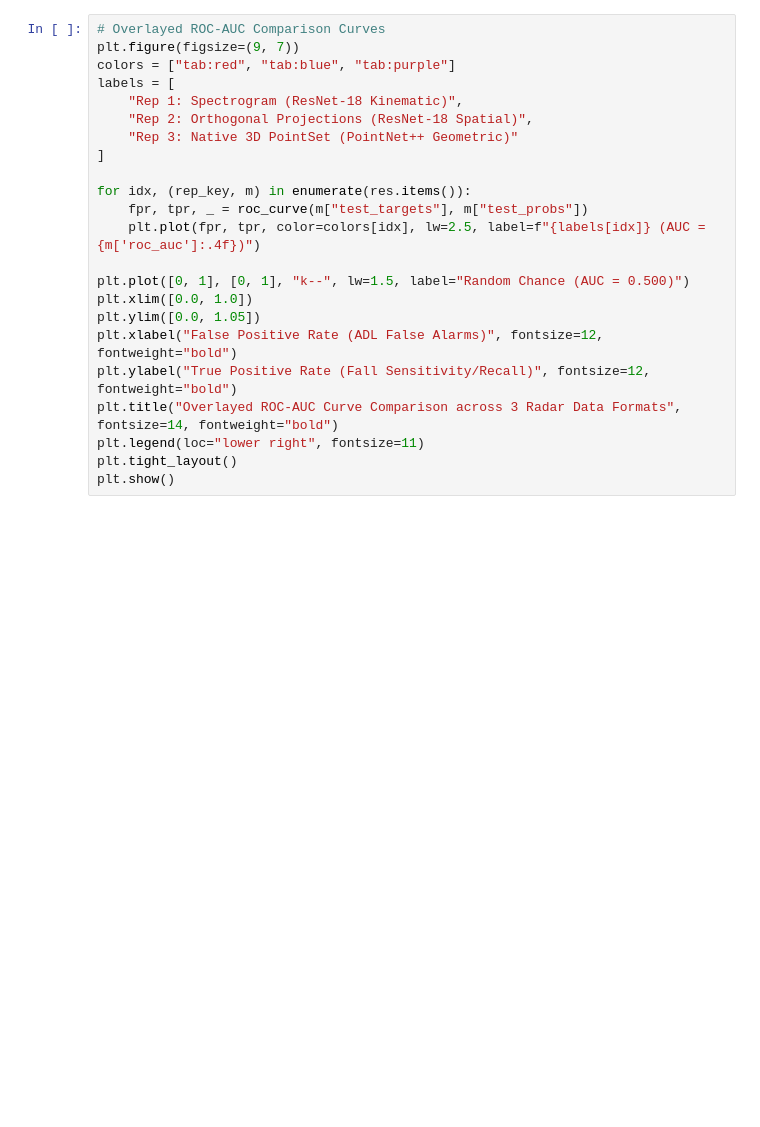
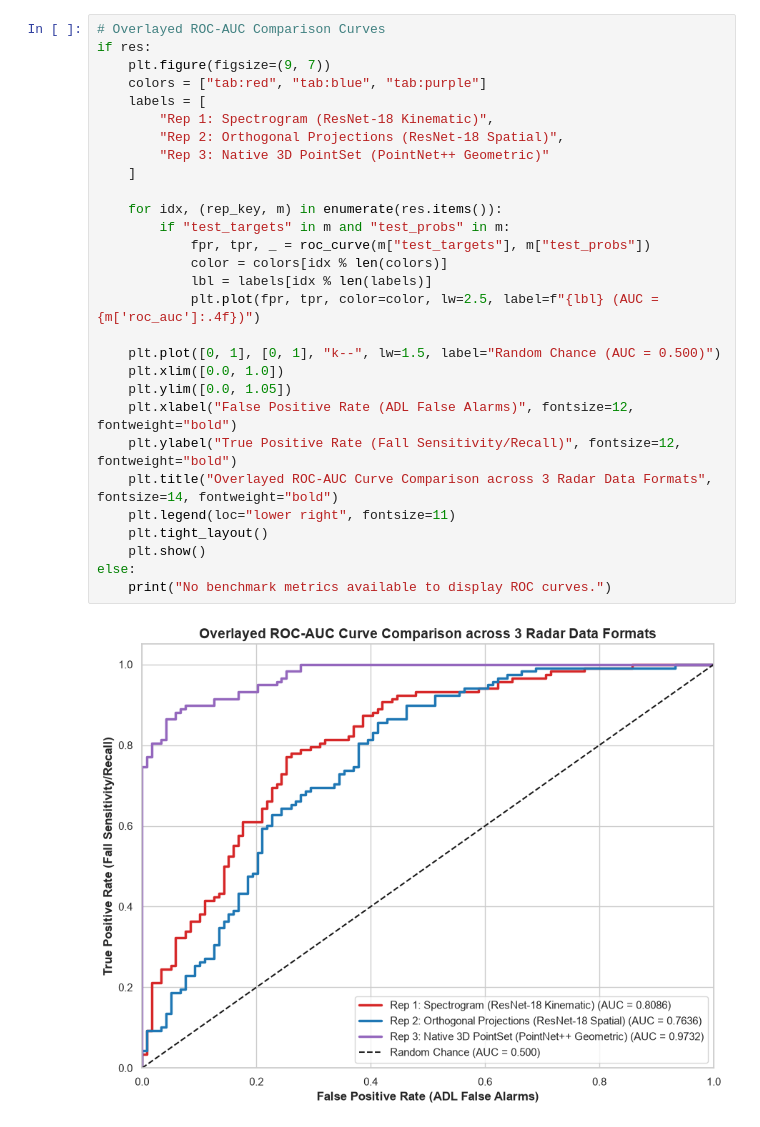
Before and after one commit to JoeyPoel/mmWaves-Fall-Detection, a Jupyter notebook: mmfall/representations/compare_radar_representations.ipynb, the cells around one changed output. Cells and saved outputs as stored; diff of their text form; blank space fills up the shorter version.

```diff
--- a/mmfall/representations/compare_radar_representations.ipynb
+++ b/mmfall/representations/compare_radar_representations.ipynb
@@ -59,25 +68,33 @@ display(df_summary)
 # %%
 # Overlayed ROC-AUC Comparison Curves
-plt.figure(figsize=(9, 7))
-colors = ["tab:red", "tab:blue", "tab:purple"]
-labels = [
-    "Rep 1: Spectrogram (ResNet-18 Kinematic)",
-    "Rep 2: Orthogonal Projections (ResNet-18 Spatial)",
-    "Rep 3: Native 3D PointSet (PointNet++ Geometric)"
-]
+if res:
+    plt.figure(figsize=(9, 7))
+    colors = ["tab:red", "tab:blue", "tab:purple"]
+    labels = [
+        "Rep 1: Spectrogram (ResNet-18 Kinematic)",
+        "Rep 2: Orthogonal Projections (ResNet-18 Spatial)",
+        "Rep 3: Native 3D PointSet (PointNet++ Geometric)"
+    ]
 
-for idx, (rep_key, m) in enumerate(res.items()):
-    fpr, tpr, _ = roc_curve(m["test_targets"], m["test_probs"])
-    plt.plot(fpr, tpr, color=colors[idx], lw=2.5, label=f"{labels[idx]} (AUC = {m['roc_auc']:.4f})")
+    for idx, (rep_key, m) in enumerate(res.items()):
+        if "test_targets" in m and "test_probs" in m:
+            fpr, tpr, _ = roc_curve(m["test_targets"], m["test_probs"])
+            color = colors[idx % len(colors)]
+            lbl = labels[idx % len(labels)]
+            plt.plot(fpr, tpr, color=color, lw=2.5, label=f"{lbl} (AUC = {m['roc_auc']:.4f})")
 
-plt.plot([0, 1], [0, 1], "k--", lw=1.5, label="Random Chance (AUC = 0.500)")
-plt.xlim([0.0, 1.0])
-plt.ylim([0.0, 1.05])
-plt.xlabel("False Positive Rate (ADL False Alarms)", fontsize=12, fontweight="bold")
-plt.ylabel("True Positive Rate (Fall Sensitivity/Recall)", fontsize=12, fontweight="bold")
-plt.title("Overlayed ROC-AUC Curve Comparison across 3 Radar Data Formats", fontsize=14, fontweight="bold")
-plt.legend(loc="lower right", fontsize=11)
-plt.tight_layout()
-plt.show()
+    plt.plot([0, 1], [0, 1], "k--", lw=1.5, label="Random Chance (AUC = 0.500)")
+    plt.xlim([0.0, 1.0])
+    plt.ylim([0.0, 1.05])
+    plt.xlabel("False Positive Rate (ADL False Alarms)", fontsize=12, fontweight="bold")
+    plt.ylabel("True Positive Rate (Fall Sensitivity/Recall)", fontsize=12, fontweight="bold")
+    plt.title("Overlayed ROC-AUC Curve Comparison across 3 Radar Data Formats", fontsize=14, fontweight="bold")
+    plt.legend(loc="lower right", fontsize=11)
+    plt.tight_layout()
+    plt.show()
+else:
+    print("No benchmark metrics available to display ROC curves.")
+# %% [output]
+[figure, added]
 # %%
 # Side-by-Side Confusion Matrices
```
Also changed, not shown: parts of 3 cells of this notebook, 56 other files.
